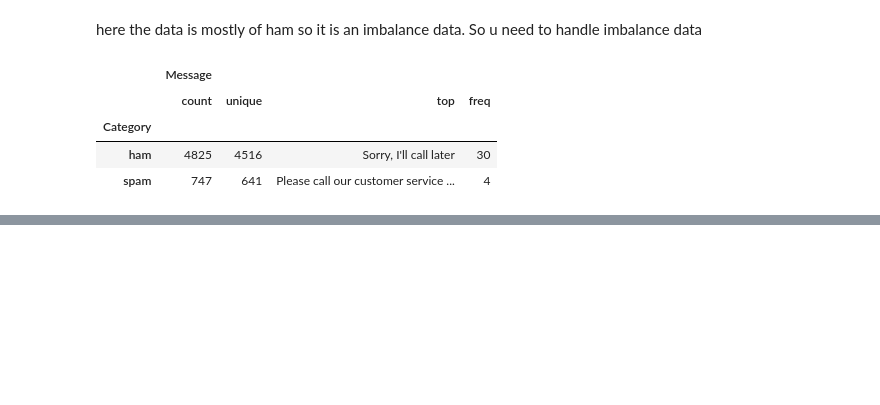
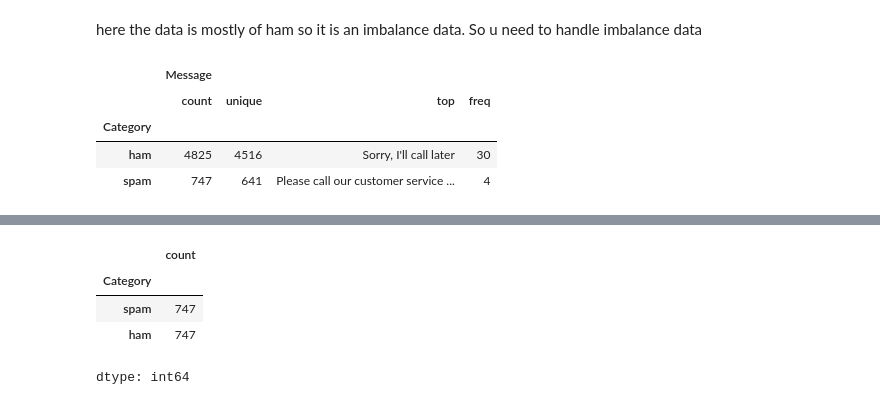
Before and after one commit to ZohanaZuthi/Spam-Detection-using-BERT, a Jupyter notebook: Spam_detection_using_BERT.ipynb, the cells around one changed output, grey strips where cells are left out. Drawn from its saved outputs; the diff is of its cells as text; code cells hidden in the pictures; blank space fills up the shorter version.

```diff
--- a/Spam_detection_using_BERT.ipynb
+++ b/Spam_detection_using_BERT.ipynb
@@ -38,0 +61,8 @@ df.groupby('Category').describe()
+# %%
+df_balanced['Category'].value_counts()
+# %% [output]
+|  | count |
+| Category |  |
+| spam | 747 |
+| ham | 747 |
+dtype: int64
```
Also changed, not shown: parts of 15 cells of this notebook.
